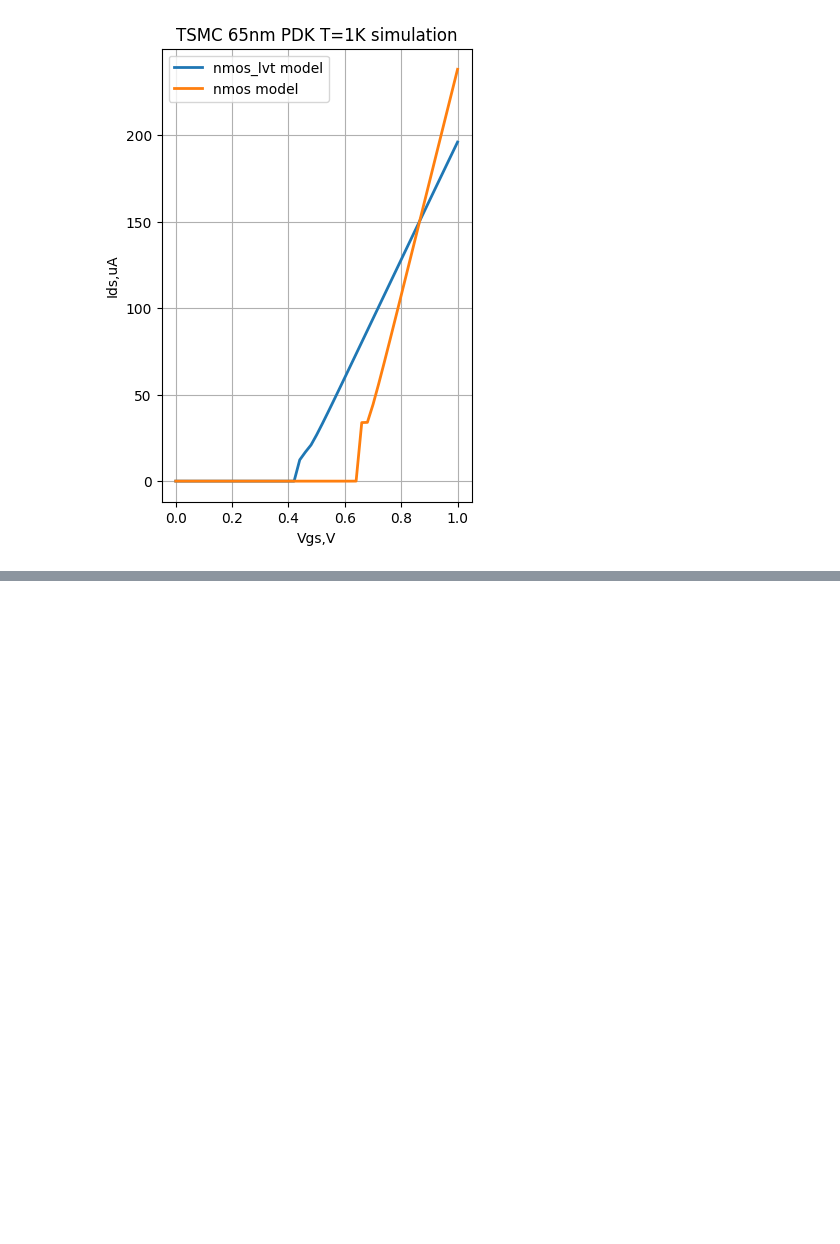
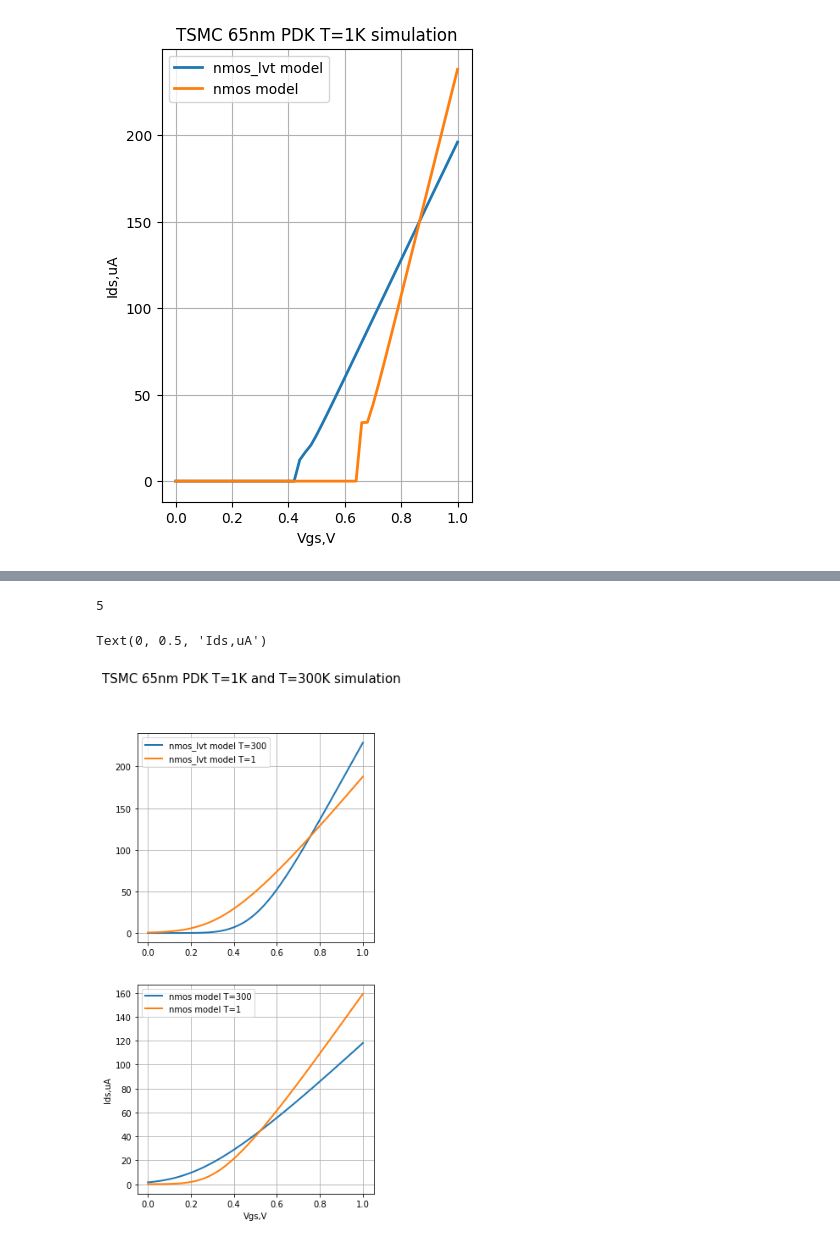
Before and after one commit to mikprin/charts, a Jupyter notebook: scetch/Cryo_Mos.ipynb, the cells around one changed output, grey strips where cells are left out. Saved outputs shown, nothing was run; the diff lists cells and outputs as text; code cells hidden in the pictures; blank space fills up the shorter version.

```diff
--- a/scetch/Cryo_Mos.ipynb
+++ b/scetch/Cryo_Mos.ipynb
@@ -38,0 +43,37 @@ plt.show()
+# %%
+Mosfet_IV = pd.read_csv('data/Low_TH_1vs300.vcsv', delimiter=',',header=None)
+# %%
+len(Mosfet_IV.head())
+# %% [output]
+5
+# %%
+Vds = Mosfet_IV.iloc[:,0]
+Ids_nmos = [ Mosfet_IV.iloc[:,i]*1e6 for i in range(1, len(Mosfet_IV.head()), 2) ]
+#Ids_nmos.append(Mosfet_IV.iloc[:,1]*1e6)
+#Ids_nmos_lvt = Mosfet_IV.iloc[:,3]*1e6
+# %%
+#fig=plt.figure(figsize=(4,6), dpi= 100, facecolor='w', edgecolor='k')
+#ax2 = plt.axes()
+
+#plt.title("TSMC 65nm PDK T=1K simulation")
+fig, axs = plt.subplots(2)
+fig.set_size_inches(5, 10)
+fig.suptitle('TSMC 65nm PDK T=1K and T=300K simulation', fontsize=15)
+axs[0].plot(Vds,Mosfet_IV.iloc[:,1]*1e6,label="nmos_lvt model T=300",linewidth=2.0)
+axs[0].plot(Vds,Mosfet_IV.iloc[:,7]*1e6,label="nmos_lvt model T=1",linewidth=2.0)
+axs[1].plot(Vds,Mosfet_IV.iloc[:,3]*1e6,label="nmos model T=300",linewidth=2.0)
+axs[1].plot(Vds,Mosfet_IV.iloc[:,5]*1e6,label="nmos model T=1",linewidth=2.0)
+
+#ax2.legend(['A simple line'])
+axs[0].legend(loc='upper left')
+axs[1].legend(loc='upper left')
+axs[0].grid()
+axs[1].grid()
+plt.xlabel('Vgs,V')
+plt.ylabel('Ids,uA')
+#plt.figure(figsize=(10, 15))
+#plt.figure(figsize=(2, 8), dpi=400)
+#plt.show()
+# %% [output]
+Text(0, 0.5, 'Ids,uA')
+[figure, added]
```
Also changed, not shown: parts of 1 cell of this notebook, 1 other file.
